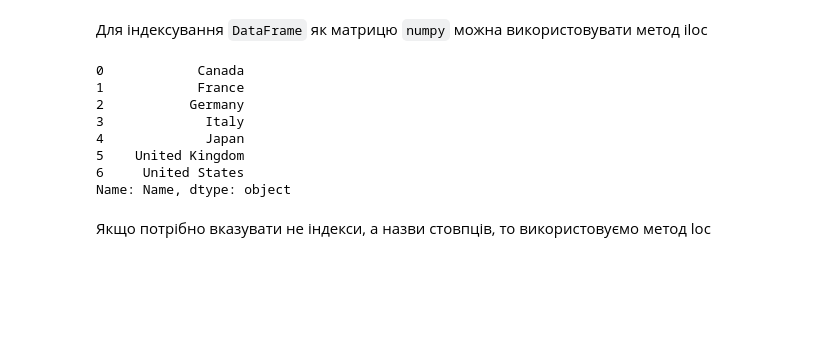
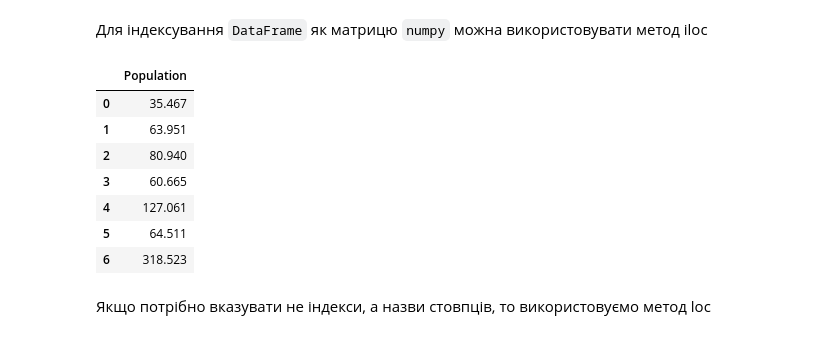
Before and after one commit to HalyshAnton/Python-AI, a Jupyter notebook: pandas.ipynb, the cells around one changed output. Saved outputs shown, nothing was run; the diff lists cells and outputs as text; code cells hidden in the pictures; blank space fills up the shorter version.

```diff
--- a/pandas.ipynb
+++ b/pandas.ipynb
@@ -161,16 +154,16 @@ df[['Name', 'Population']]
 # %% [markdown]
 Для індексування `DataFrame` як матрицю `numpy` можна використовувати метод iloc
 # %%
-df.iloc[:, 0]
+df.iloc[:, 1:2]
 # %% [output]
-0            Canada
-1            France
-2           Germany
-3             Italy
-4             Japan
-5    United Kingdom
-6     United States
-Name: Name, dtype: object
+|  | Population |
+| 0 | 35.467 |
+| 1 | 63.951 |
+| 2 | 80.940 |
+| 3 | 60.665 |
+| 4 | 127.061 |
+| 5 | 64.511 |
+| 6 | 318.523 |
 # %% [markdown]
 Якщо потрібно вказувати не індекси, а назви стовпців, то використовуємо метод loc
 # %%
```
Also changed, not shown: parts of 6 cells of this notebook.
